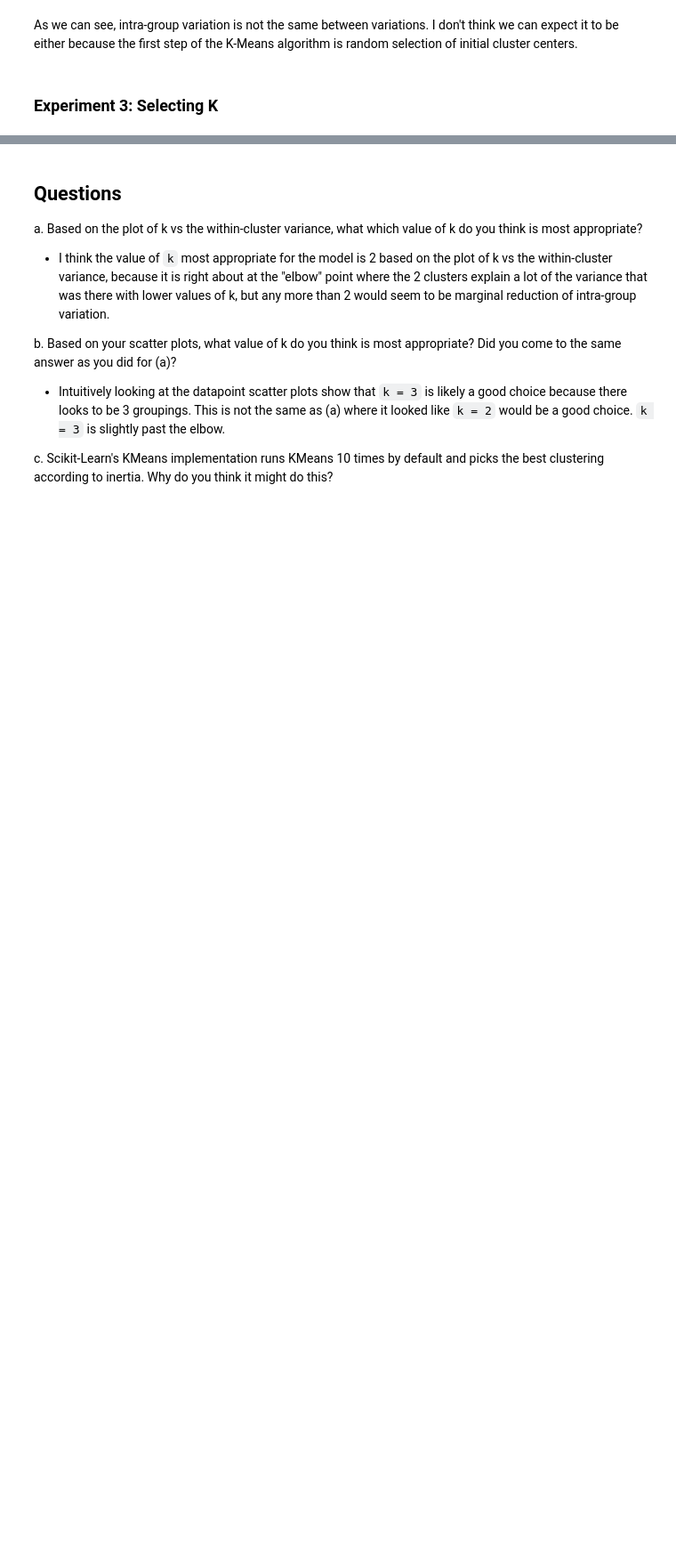
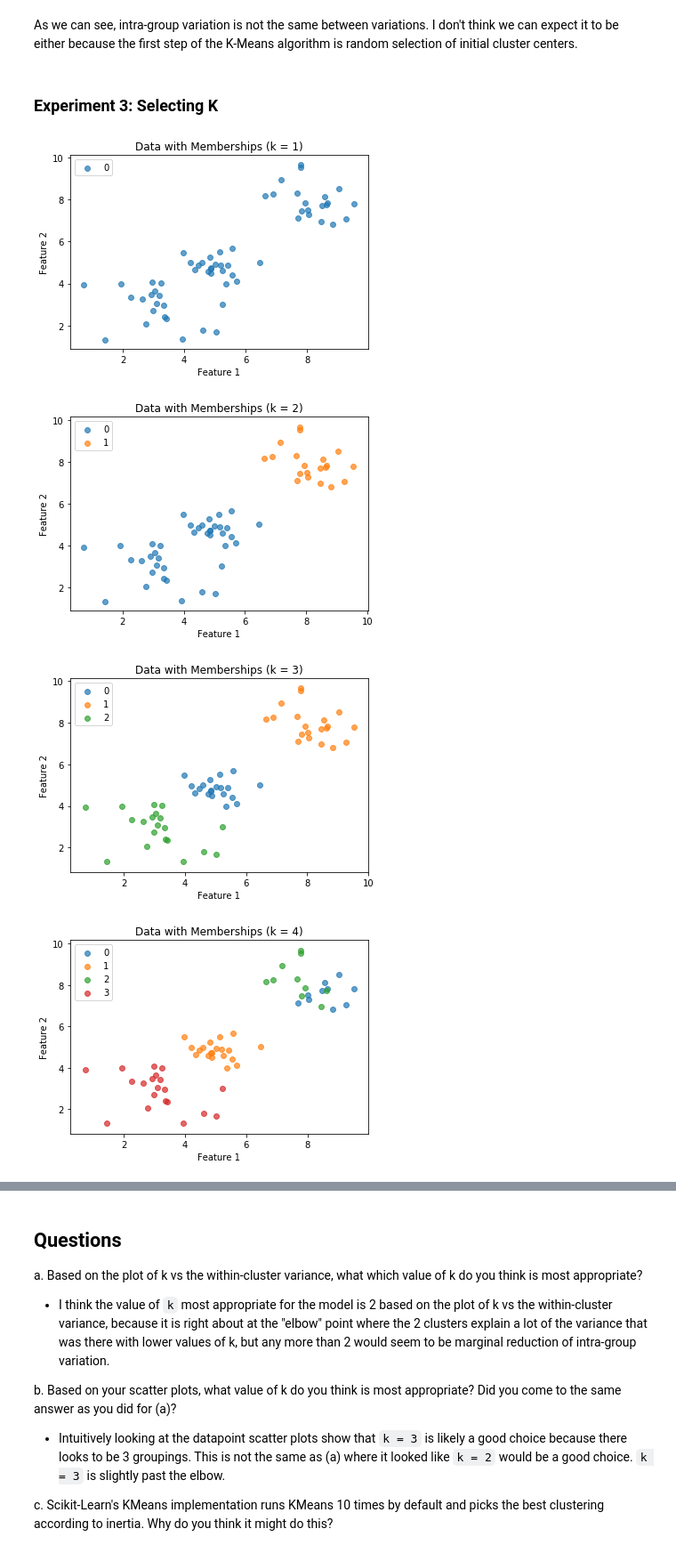
Before and after one commit to rockboynton/Machine-Learning, a Jupyter notebook: Lab3/boynton_lab03.ipynb, the cells around one changed output, grey strips where cells are left out. Shown: that part at 89% size. Saved outputs shown, nothing was run; the diff lists cells and outputs as text; code cells hidden in the pictures; blank space fills up the shorter version.

```diff
--- a/Lab3/boynton_lab03.ipynb
+++ b/Lab3/boynton_lab03.ipynb
@@ -27,6 +31,7 @@ Before we begin our experiments, let's import some boilerplate libraries that we
 # %%
 import numpy as np
 import matplotlib.pyplot as plt
+
 
 def plot_data_with_memberships(assignments, k):
     for group in range(k):
@@ -36,13 +41,19 @@ def plot_data_with_memberships(assignments, k):
     plt.xlabel('Feature 1')
     plt.ylabel('Feature 2')
     plt.legend(loc='upper left')
+    plt.title(f'Data with Memberships (k = {k})')
     plt.show()
 
 
-def plot_intra_group_variation(trials, scores):
+def plot_intra_group_variation(trials, scores, iter_k=False):
     plt.scatter(range(trials), scores)
-    plt.xlabel('Iteration')
     plt.ylabel('Intra-group variation')
+    if iter_k:
+        plt.xlabel('k')
+        plt.title(f'Intra-Group Variation v. K')
+    else:
+        plt.xlabel('Iteration')
+        plt.title(f'Intra-Group Variation v. Iteration')
     plt.show()
 # %% [markdown]
 ### Experiment 1: Initialization
@@ -82,13 +102,18 @@ As we can see, intra-group variation is not the same between variations. I don't
 # %%
 # Step 1: Run KMeans 10 times storing the intra-group variation in a NumPy vector each time and plot the datapoints with group membership colored.
 trials = 10
 k = 10
 scores = np.zeros(10)
 for trial, trial_k in zip(range(trials), range(1, k+1)):
     model = KMeans(trial_k, iterations)
     assignments = model.fit_predict(data)
     scores[trial] = model.score(data)
     plot_data_with_memberships(assignments, model.k)
 
 # Step 2: Plot k vs the within-cluster variance calculated by the score() method.
-plot_intra_group_variation(trials, scores)
+plot_intra_group_variation(trials, scores, iter_k=True)
+# %% [output]
+[figure, added]
+[figure, added]
+[figure, added]
+[figure, added]
```
Also changed, not shown: parts of 7 cells of this notebook.
